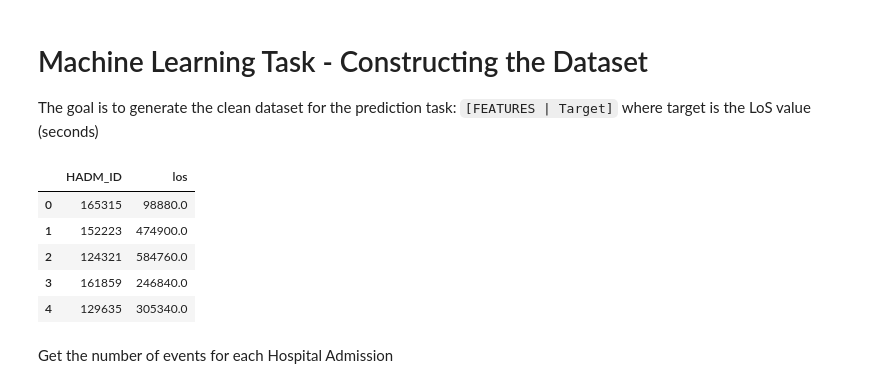
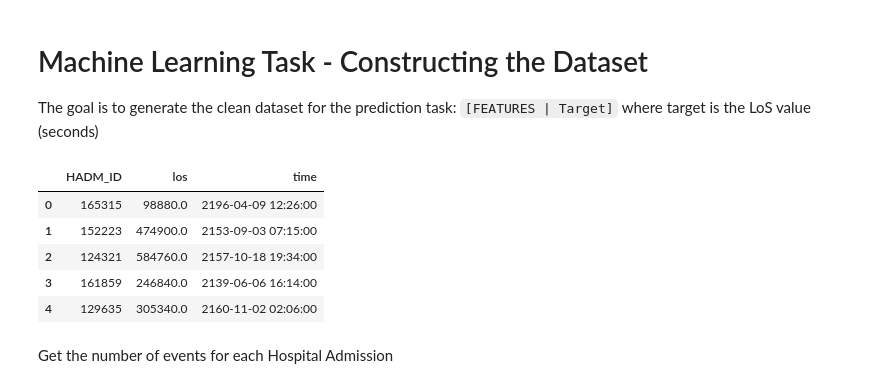
Before and after one commit to msramalho/fcup-bdcc, a Jupyter notebook: p2/BDCC_p2_dask.ipynb, the cells around one changed output. Saved outputs shown, nothing was run; the diff lists cells and outputs as text; code cells hidden in the pictures.

```diff
--- a/p2/BDCC_p2_dask.ipynb
+++ b/p2/BDCC_p2_dask.ipynb
@@ -188,6 +177,7 @@ df_los.columns = ["los"]
 df_los["HADM_ID"] = df_a.HADM_ID
 df_los["dead"] = df_a.DEATHTIME.notnull()
 df_los["type"] = df_a.ADMISSION_TYPE
+df_los["time"] = df_a.ADMITTIME
 # %%
 df_los.head()
 # %% [output]
@@ -235,15 +225,15 @@ ax.set_xticklabels(ax.get_xticklabels(), rotation=30);
 # Machine Learning Task - Constructing the Dataset
 The goal is to generate the clean dataset for the prediction task: `[FEATURES | Target]` where target is the LoS value (seconds)
 # %%
-ds = df_los[["HADM_ID", "los"]]
+ds = df_los[["HADM_ID", "los", "time"]]
 ds.head()
 # %% [output]
-|  | HADM_ID | los |
-| 0 | 165315 | 98880.0 |
-| 1 | 152223 | 474900.0 |
-| 2 | 124321 | 584760.0 |
-| 3 | 161859 | 246840.0 |
-| 4 | 129635 | 305340.0 |
+|  | HADM_ID | los | time |
+| 0 | 165315 | 98880.0 | 2196-04-09 12:26:00 |
+| 1 | 152223 | 474900.0 | 2153-09-03 07:15:00 |
+| 2 | 124321 | 584760.0 | 2157-10-18 19:34:00 |
+| 3 | 161859 | 246840.0 | 2139-06-06 16:14:00 |
+| 4 | 129635 | 305340.0 | 2160-11-02 02:06:00 |
 # %% [markdown]
 Get the number of events for each Hospital Admission
 # %%
```
Also changed, not shown: parts of 28 cells of this notebook.
